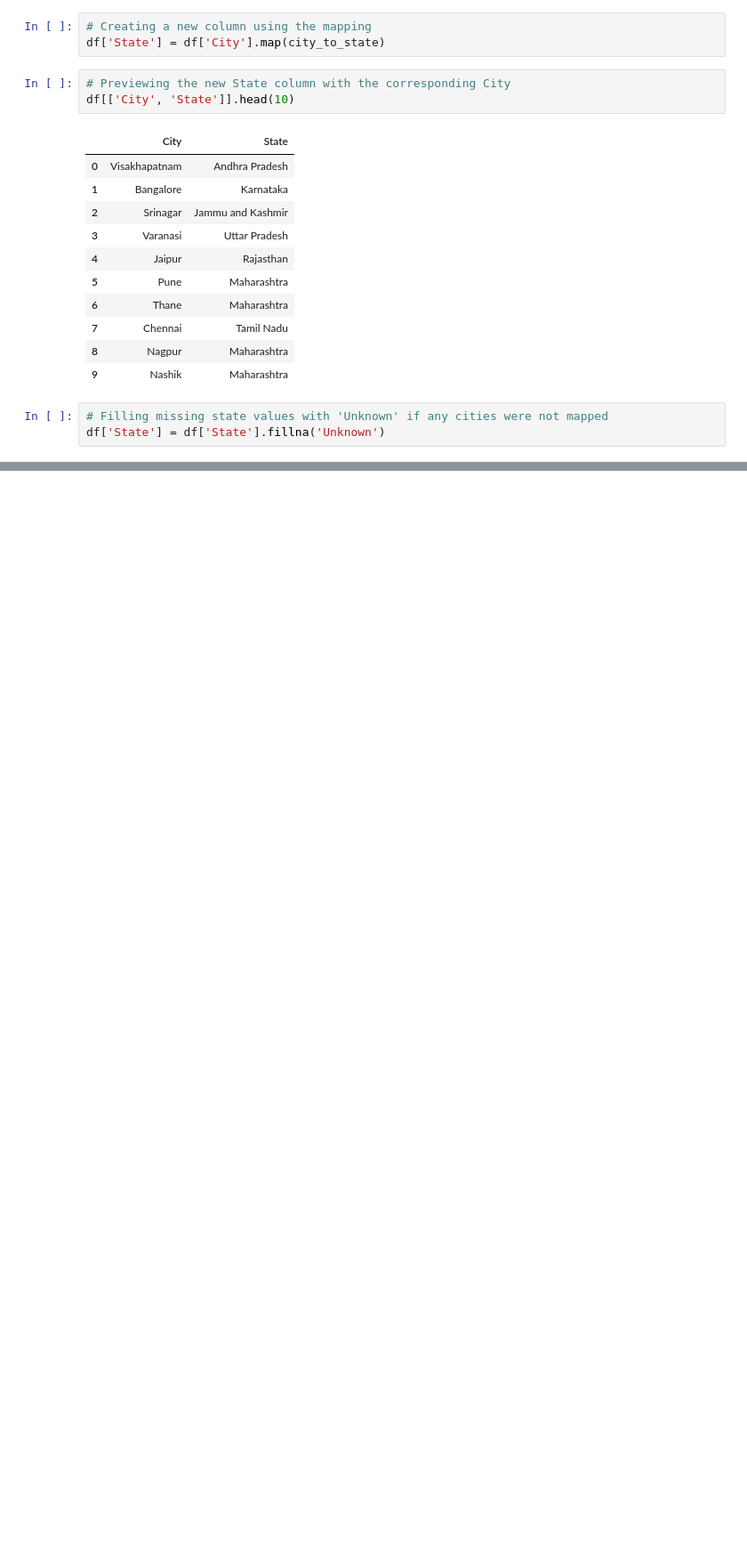
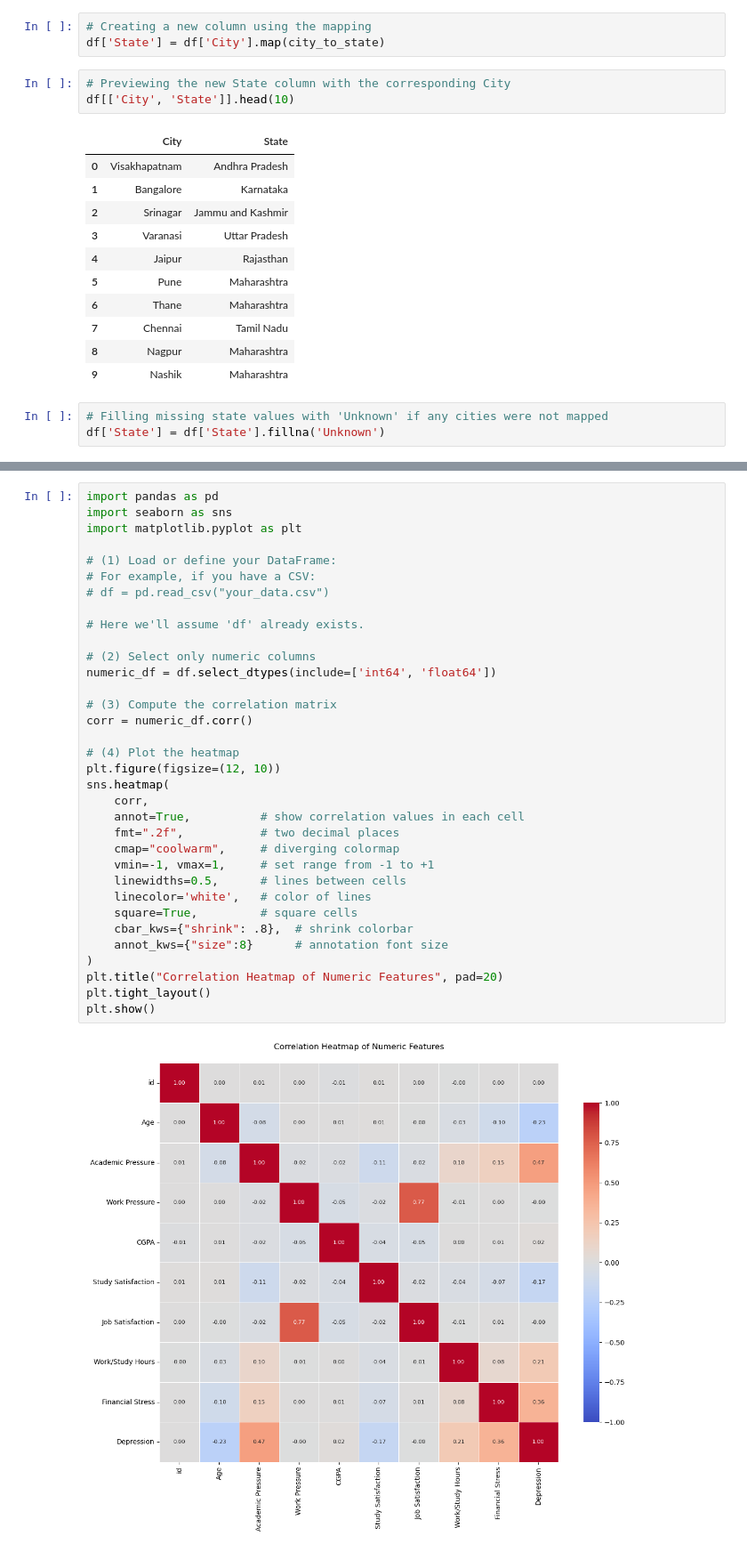
Before and after one commit to FentanesOscar/Depression-Prediction-Model, a Jupyter notebook: state column organization.ipynb, the cells around one changed output, grey strips where cells are left out. Shown: that part at 89% size. Cells and saved outputs as stored; diff of their text form; blank space fills up the shorter version.

```diff
--- a/state column organization.ipynb
+++ b/state column organization.ipynb
@@ -242,0 +385,36 @@ df['State'] = df['State'].fillna('Unknown')
+# %%
+import pandas as pd
+import seaborn as sns
+import matplotlib.pyplot as plt
+
+# (1) Load or define your DataFrame:
+# For example, if you have a CSV:
+# df = pd.read_csv("your_data.csv")
+
+# Here we'll assume 'df' already exists.
+
+# (2) Select only numeric columns
+numeric_df = df.select_dtypes(include=['int64', 'float64'])
+
+# (3) Compute the correlation matrix
+corr = numeric_df.corr()
+
+# (4) Plot the heatmap
+plt.figure(figsize=(12, 10))
+sns.heatmap(
+    corr,
+    annot=True,          # show correlation values in each cell
+    fmt=".2f",           # two decimal places
+    cmap="coolwarm",     # diverging colormap
+    vmin=-1, vmax=1,     # set range from -1 to +1
+    linewidths=0.5,      # lines between cells
+    linecolor='white',   # color of lines
+    square=True,         # square cells
+    cbar_kws={"shrink": .8},  # shrink colorbar
+    annot_kws={"size":8}      # annotation font size
+)
+plt.title("Correlation Heatmap of Numeric Features", pad=20)
+plt.tight_layout()
+plt.show()
+# %% [output]
+[figure, added]
```
Also changed, not shown: parts of 17 cells of this notebook, 2 other files.
